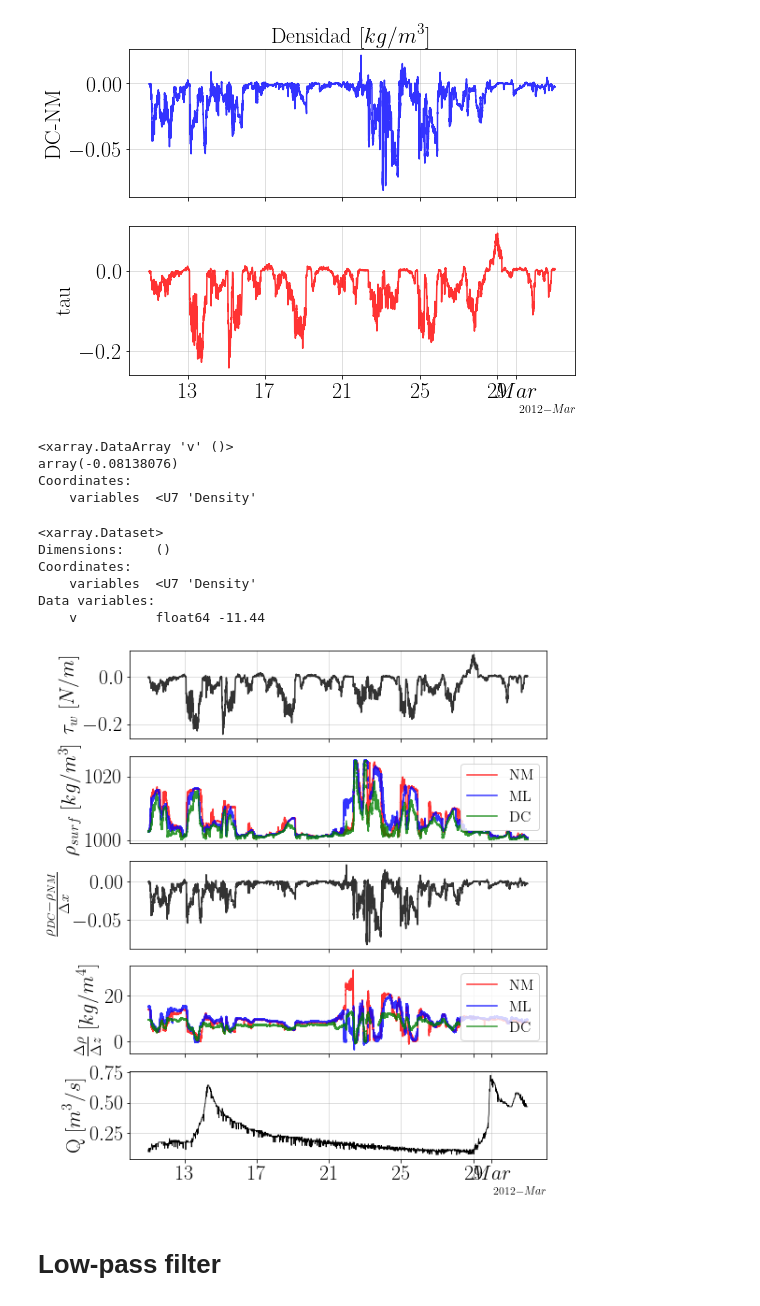
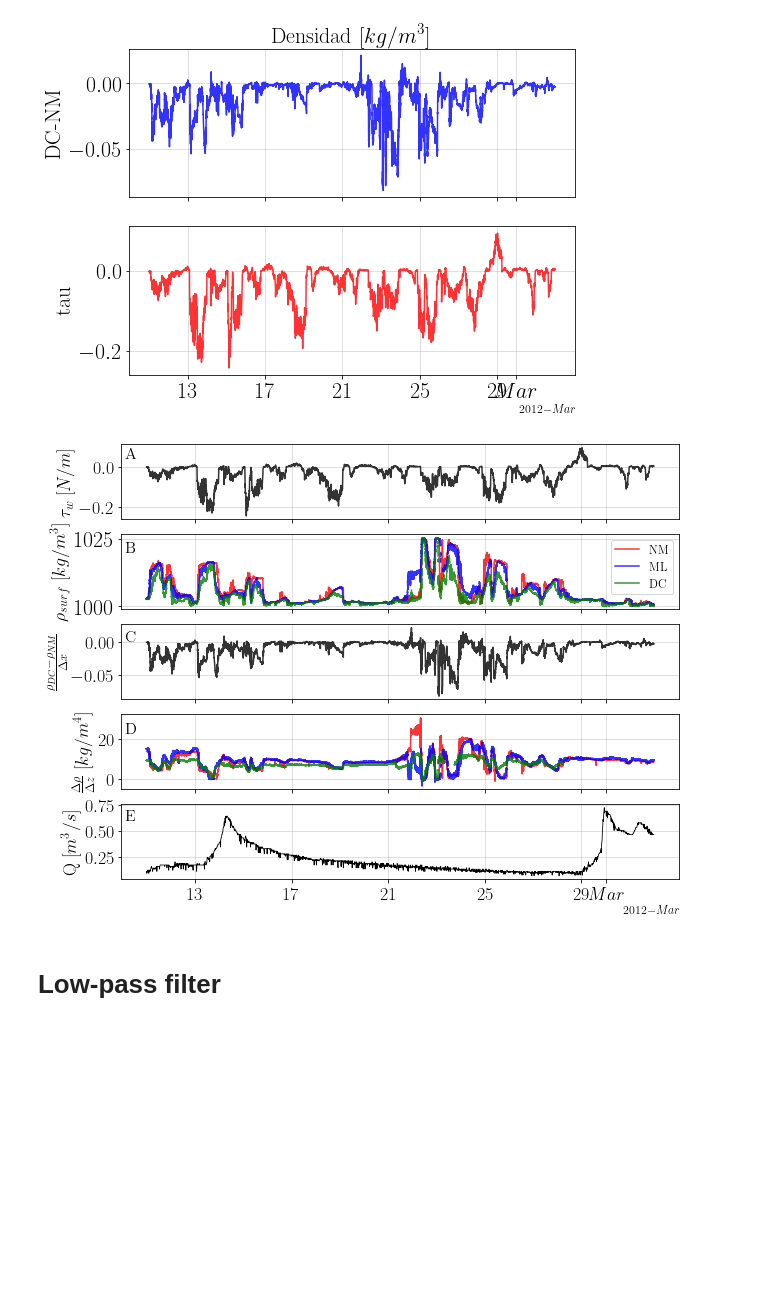
Before and after one commit to Dhannai/Thesis, a Jupyter notebook: febmar/CTD_nuevo.ipynb, the cells around one changed output. Drawn from its saved outputs; the diff is of its cells as text; code cells hidden in the pictures; blank space fills up the shorter version.

```diff
--- a/febmar/CTD_nuevo.ipynb
+++ b/febmar/CTD_nuevo.ipynb
@@ -213,10 +213,10 @@ z_pc = z_pc.assign_coords(variables=("Depth2"))
 PC_CTD = xr.concat([PC_CTD, z_pc], dim="variables")
 # %%
 #Viento "C:\Users\dhann\OneDrive - Universidad Técnica Federico Santa María\Documents\Magister\Estuario Pescadero"
-df2 = pd.read_table('C://Users//dhann//OneDrive - Universidad Técnica Federico Santa María//Documents//Magister//Estuario Pescadero//meteorological_station//raw//CR200Series_sixmin_pescadero_20120301.dat', sep=",", header=[1, 2, 3])
+df2 = pd.read_table('C://Users//Dhannai//OneDrive - Universidad Técnica Federico Santa María//Documents//Magister//Estuario Pescadero//meteorological_station//raw//CR200Series_sixmin_pescadero_20120301.dat', sep=",", header=[1, 2, 3])
 df2 = pd.DataFrame(df2.values, columns = ['TIMESTAMP','RECORD','Speed','Direction','Winddir_D2','airTC','RH'])
 df2 = df2.set_index('TIMESTAMP')
-df3 = pd.read_table('C://Users//dhann//OneDrive - Universidad Técnica Federico Santa María//Documents//Magister//Estuario Pescadero//meteorological_station//raw//CR200Series_sixmin_pescadero_20120419.dat', sep=",", header=[1, 2, 3])
+df3 = pd.read_table('C://Users//Dhannai//OneDrive - Universidad Técnica Federico Santa María//Documents//Magister//Estuario Pescadero//meteorological_station//raw//CR200Series_sixmin_pescadero_20120419.dat', sep=",", header=[1, 2, 3])
 df3 = pd.DataFrame(df3.values, columns = ['TIMESTAMP','RECORD','Speed','Direction','Winddir_D2','airTC','RH'])
 df3 = df3.set_index('TIMESTAMP')
 result = pd.concat([df2, df3], ignore_index=False, sort=False)
@@ -1813,25 +1831,9 @@ ax1.xaxis.set_major_formatter(formatter)
 [figure]
 # %%
 lala = rho_dcnm.v/x_nm_dc
-# %%
-np.min(lala)
-# %% [output]
-<xarray.DataArray 'v' ()>
-array(-0.08138076)
-Coordinates:
-    variables  <U7 'Density'
-# %%
-rho_dcnm.min()
-# %% [output]
-<xarray.Dataset>
-Dimensions:    ()
-Coordinates:
-    variables  <U7 'Density'
-Data variables:
-    v          float64 -11.44
 # %%
 #Inicio figura
-fig, (ax2, ax4, ax1, ax3, ax5) = plt.subplots(nrows=5, figsize=(8, 10), sharex=True)
+fig, (ax2, ax4, ax1, ax3, ax5) = plt.subplots(nrows=5, figsize=(10, 8), sharex=True)
 
 #Formato fecha
 locator = mdates.AutoDateLocator()
@@ -1840,61 +1842,71 @@ formatter = mdates.ConciseDateFormatter(locator)
 #Gráfico Temperatura
 
 ax1.set_ylabel(r"$\frac{\rho_{DC}-\rho_{NM}}{\Delta x}$",
-          fontsize=22)
+          fontsize=18)
 
 ax1.plot(rho_dcnm.time, rho_dcnm.interpolate_na(dim="time", method="nearest").v/x_nm_dc, c='k', alpha=0.8, label='bottom')
 
-ax1.xaxis.set_tick_params(labelsize=22)
-ax1.yaxis.set_tick_params(labelsize=22)
+
+ax1.yaxis.set_tick_params(labelsize=18)
 ax1.grid(alpha=0.5)
+ax1.text(datetime(2012,2,10,2,30,0), 0.001, "C",
+          fontsize=16)
 
 ax2.set_ylabel(r"$\tau_w \; [N/m]$",
-          fontsize=22)
+          fontsize=18)
 
 ax2.plot(wdf.index, wdf, c='k', alpha=0.8, label='bottom')
-ax2.xaxis.set_tick_params(labelsize=22)
-ax2.yaxis.set_tick_params(labelsize=22)
+
+ax2.yaxis.set_tick_params(labelsize=18)
 ax2.grid(alpha=0.5)
+ax2.text(datetime(2012,2,10,2,30,0), 0.04, "A",
+          fontsize=16)
 
 #Gráfico drho/dz
 ax3.set_ylabel(r"$\frac{\Delta \rho}{\Delta z} \; [kg/m^4]$",
-          fontsize=22)
+          fontsize=18)
 
 ax3.plot(tnm13.time, tnm13.interpolate_na(dim="time", method="nearest").v/dnm13.interpolate_na(dim="time", method="nearest"), c='r', alpha=0.8, label='NM')
 ax3.plot(tml12.time, tml12.v/dml12, c='b', alpha=0.8, label='ML')
 ax3.plot(tdc14.time, tdc14.v/ddc14, c='g', alpha=0.8, label='DC')
-ax3.xaxis.set_tick_params(labelsize=22)
-ax3.yaxis.set_tick_params(labelsize=22)
+
+ax3.yaxis.set_tick_params(labelsize=18)
 ax3.grid(alpha=0.5)
-ax3.legend(loc='upper right',
-          fontsize=16);
+# ax3.legend(loc='upper right',
+#           fontsize=16);
+ax3.text(datetime(2012,2,10,2,30,0), 23, "D",
+          fontsize=16)
 
 #densidad superficial
 ax4.set_ylabel(r"$\rho_{surf} \; [kg/m^3]$",
-          fontsize=22)
+          fontsize=18)
 ax4.plot(tnm3.time, tnm3.interpolate_na(dim="time", method="nearest").v, c='r', alpha=0.8, label='NM')
 ax4.plot(tml2.time, tml2.v, c='b', alpha=0.8, label='ML')
 ax4.plot(tdc4.time, tdc4.v, c='g', alpha=0.8, label='DC')
 
-ax4.xaxis.set_tick_params(labelsize=22)
+
 ax4.yaxis.set_tick_params(labelsize=22)
 ax4.grid(alpha=0.5)
 ax4.legend(loc='upper right',
-          fontsize=16);
+          fontsize=12);
+ax4.text(datetime(2012,2,10,2,30,0), 1020, "B",
+          fontsize=16)
 
 ax5.set_ylabel(r"Q "
           r"$\displaystyle[m^3/s]$",
-          fontsize=22)
+          fontsize=18)
 ax5.plot(q.index, q, lw=0.8, c='k')
 
-ax5.xaxis.set_tick_params(labelsize=22)
-ax5.yaxis.set_tick_params(labelsize=22)
+ax5.xaxis.set_tick_params(labelsize=18)
+ax5.yaxis.set_tick_params(labelsize=18)
 ax5.grid(alpha=0.5)
+ax5.text(datetime(2012,2,10,2,30,0), 0.61, "E",
+          fontsize=16)
 
 ax1.xaxis.set_major_locator(locator)
 ax1.xaxis.set_major_formatter(formatter)
 # %% [output]
-[figure, old version]
+[figure, new version]
 # %% [markdown]
 # Low-pass filter
 # %%
```
Also changed, not shown: parts of 3 cells of this notebook, 2 other files.
